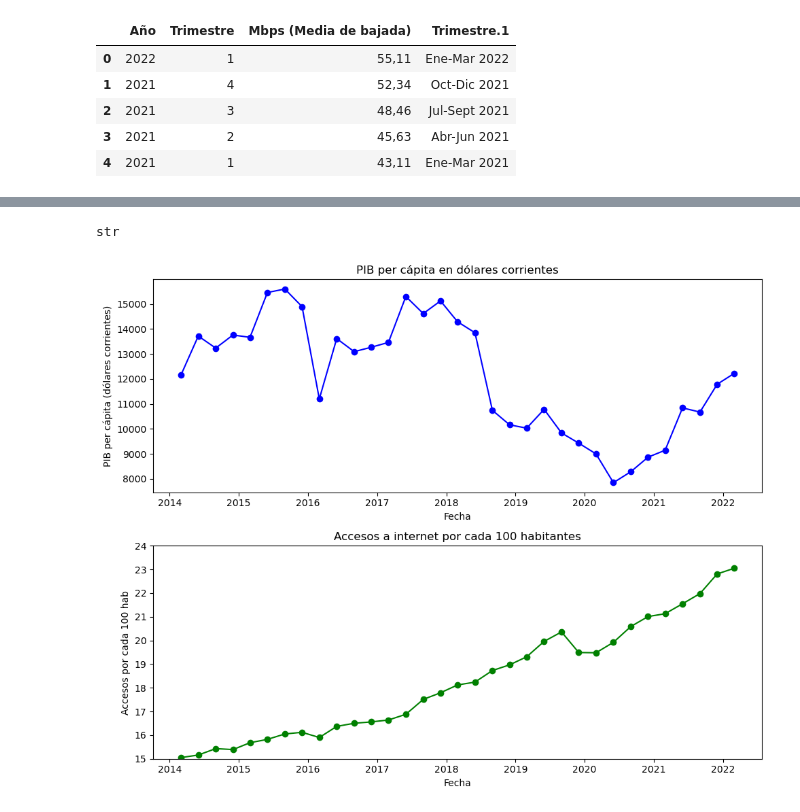
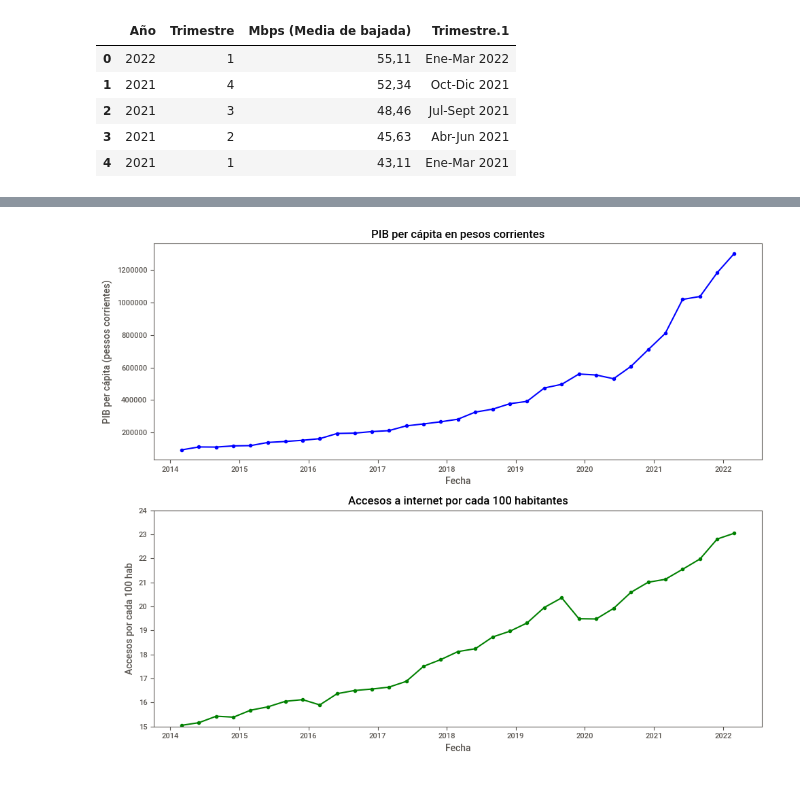
Before and after one commit to pakyxs/ainternet-access-argentina-analysis, a Jupyter notebook: EDA.ipynb, the cells around one changed output, grey strips where cells are left out. Saved outputs shown, nothing was run; the diff lists cells and outputs as text; code cells hidden in the pictures.

```diff
--- a/EDA.ipynb
+++ b/EDA.ipynb
@@ -381,41 +348,39 @@ merged_dataset.tail()
 | 30 | 4.580875e+07 | 1.037375e+06 | 10671.175018 | 70,58 | 21,98 | ... |
 | 31 | 4.591490e+07 | 1.184245e+06 | 11786.419125 | 73,18 | 22,81 | ... |
 | 32 | 4.602130e+07 | 1.302272e+06 | 12220.639513 | 73,88 | 23,05 | ... |
-# %%
-type(merged_dataset['Accesos por cada 100 hab'][1])
-# %% [output]
-str
+# %%
+# Convertir la columna 'Accesos por cada 100 hab' a tipo float
+merged_dataset['Accesos por cada 100 hab'] = merged_dataset['Accesos por cada 100 hab'].str.replace(',', '.').astype(float)
+# Convertir la columna 'Accesos por cada 100 hogares' a tipo float
+merged_dataset['Accesos por cada 100 hogares'] = merged_dataset['Accesos por cada 100 hogares'].str.replace(',', '.').astype(float)
 # %%
+
 # Convertir la columna 'Fecha' al formato de fecha
 merged_dataset['Fecha'] = pd.to_datetime(merged_dataset['Fecha'])
-
-
-# Convertir la columna 'Accesos por cada 100 hab' a tipo float
-merged_dataset['Accesos por cada 100 hab'] = merged_dataset['Accesos por cada 100 hab'].str.replace(',', '.').astype(float)
 
 
 # Crear la figura y los subplots
 fig, (ax1, ax2) = plt.subplots(2, 1, figsize=(10, 8))
 
 
 
 # Gráfico 1: pib_per_capita_dolares_corrientes
-ax1.plot(merged_dataset['Fecha'], merged_dataset['pib_per_capita_dolares_corrientes'], marker='o', linestyle='-', color='blue')
+ax1.plot(merged_dataset['Fecha'], merged_dataset['pib_per_capita_pesos_corrientes'], marker='o', linestyle='-', color='blue')
 ax1.set_xlabel('Fecha')
-ax1.set_ylabel('PIB per cápita (dólares corrientes)')
-ax1.set_title('PIB per cápita en dólares corrientes')
+ax1.set_ylabel('PIB per cápita (pessos corrientes)')
+ax1.set_title('PIB per cápita en pesos corrientes')
 
 # Gráfico 2: Accesos por cada 100 hab
 ax2.plot(merged_dataset['Fecha'], merged_dataset['Accesos por cada 100 hab'], marker='o', linestyle='-', color='green')
 ax2.set_xlabel('Fecha')
 ax2.set_ylabel('Accesos por cada 100 hab')
 ax2.set_title('Accesos a internet por cada 100 habitantes')
 ax2.set_ylim(15, 24)  # Establecer el rango del eje y entre 15 y 24
 
 # Ajustar los espacios entre los subplots
 plt.tight_layout()
 
 # Mostrar el gráfico
 plt.show()
 # %% [output]
-[figure, old version]
+[figure, new version]
```
Also changed, not shown: parts of 14 cells of this notebook, 2 other files.
